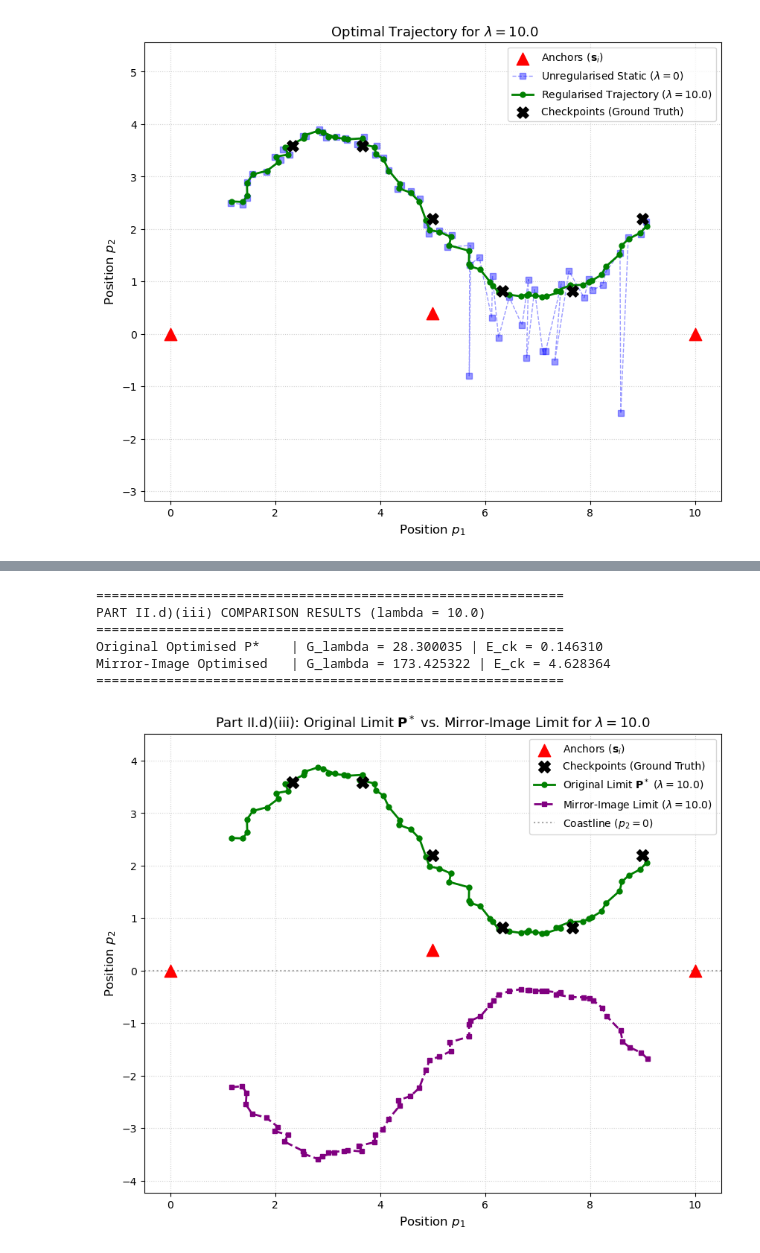
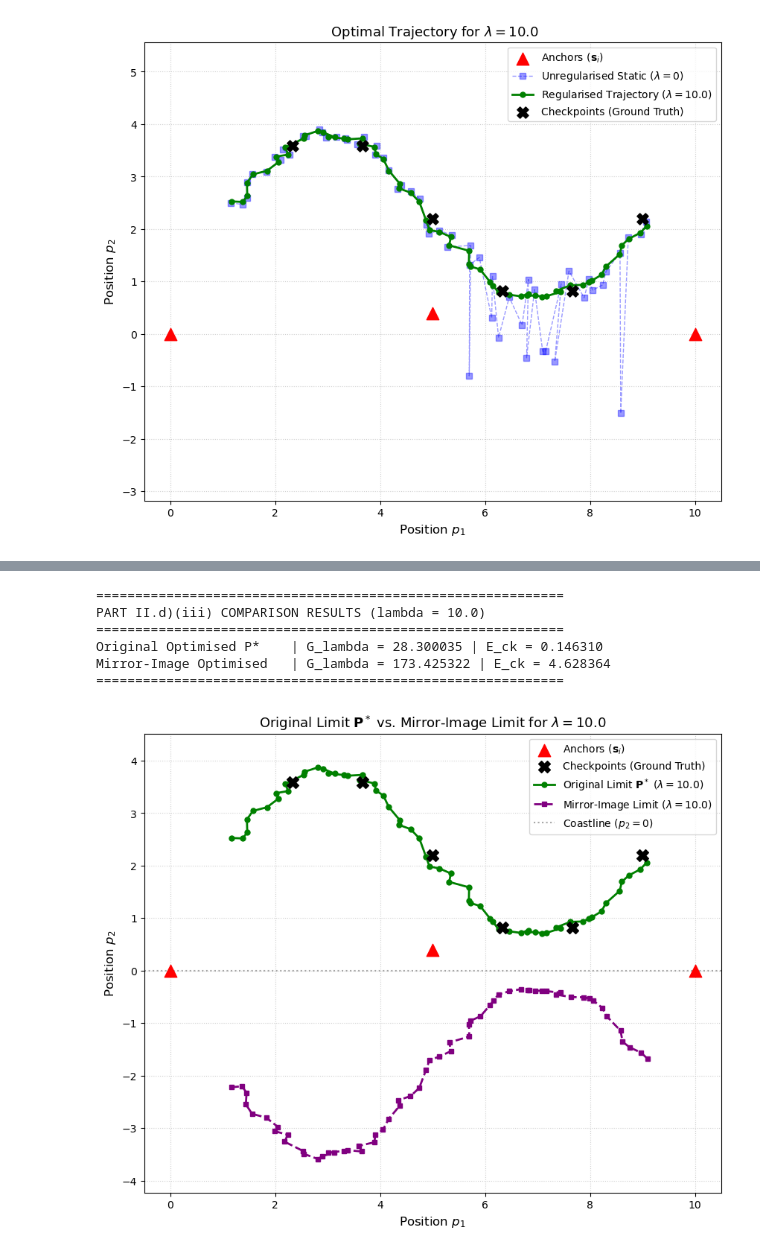
Before and after one commit to db423/Optimisation, a Jupyter notebook: Optimisation_coursework/cw.ipynb, the cells around one changed output, grey strips where cells are left out. Saved outputs shown, nothing was run; the diff lists cells and outputs as text; code cells hidden in the pictures.

Commit message:
image

```diff
--- a/Optimisation_coursework/cw.ipynb
+++ b/Optimisation_coursework/cw.ipynb
@@ -689,32 +689,32 @@ print(f"Original Optimised P*    | G_lambda = {G_val_orig:.6f} | E_ck = {E_ck_or
 print(f"Mirror-Image Optimised   | G_lambda = {G_val_mirr:.6f} | E_ck = {E_ck_mirr:.6f}")
 print("=" * 60)
 
 # --- 8. Plot Trajectories ---
 plt.figure(figsize=(10, 8))
 
 # Anchors & Checkpoints
 plt.scatter(anchors[:, 0], anchors[:, 1], color='red', marker='^', s=140, zorder=5, label=r'Anchors ($\mathbf{s}_i$)')
 plt.scatter(check_pos[:, 0], check_pos[:, 1], color='black', marker='X', s=130, zorder=6, label=r'Checkpoints (Ground Truth)')
 
 # Original vs Mirror Trajectories
 plt.plot(P_star[:, 0], P_star[:, 1], 'o-', color='green', linewidth=2, markersize=5, label=rf'Original Limit $\mathbf{{P}}^*$ ($\lambda={lam}$)')
 plt.plot(P_mirror_opt[:, 0], P_mirror_opt[:, 1], 's--', color='purple', linewidth=2, markersize=5, label=rf'Mirror-Image Limit ($\lambda={lam}$)')
 
 # Reference coastline (y = 0 line near anchors)
 plt.axhline(0, color='gray', linestyle=':', alpha=0.7, label='Coastline ($p_2 = 0$)')
 
 plt.xlabel('Position $p_1$', fontsize=12)
 plt.ylabel('Position $p_2$', fontsize=12)
-plt.title(rf'Part II.d)(iii): Original Limit $\mathbf{{P}}^*$ vs. Mirror-Image Limit for $\lambda = {lam}$', fontsize=13)
+plt.title(rf'Original Limit $\mathbf{{P}}^*$ vs. Mirror-Image Limit for $\lambda = {lam}$', fontsize=13)
 plt.legend(loc='upper right', fontsize=10)
 plt.grid(True, linestyle=':', alpha=0.6)
 plt.axis('equal')
 plt.show()
 # %% [output]
 ============================================================
 PART II.d)(iii) COMPARISON RESULTS (lambda = 10.0)
 ============================================================
 Original Optimised P*    | G_lambda = 28.300035 | E_ck = 0.146310
 Mirror-Image Optimised   | G_lambda = 173.425322 | E_ck = 4.628364
 ============================================================
-[figure, old version]
+[figure, new version]
```
